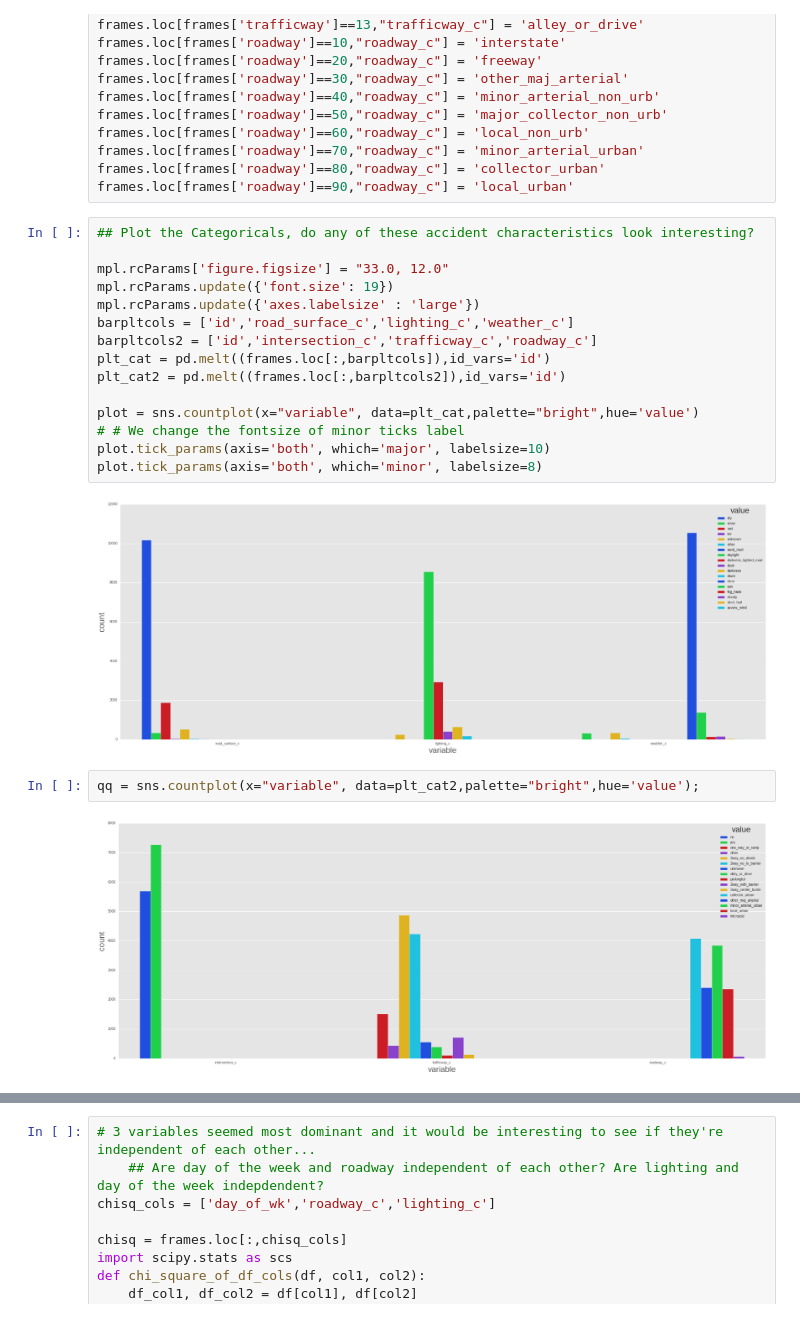
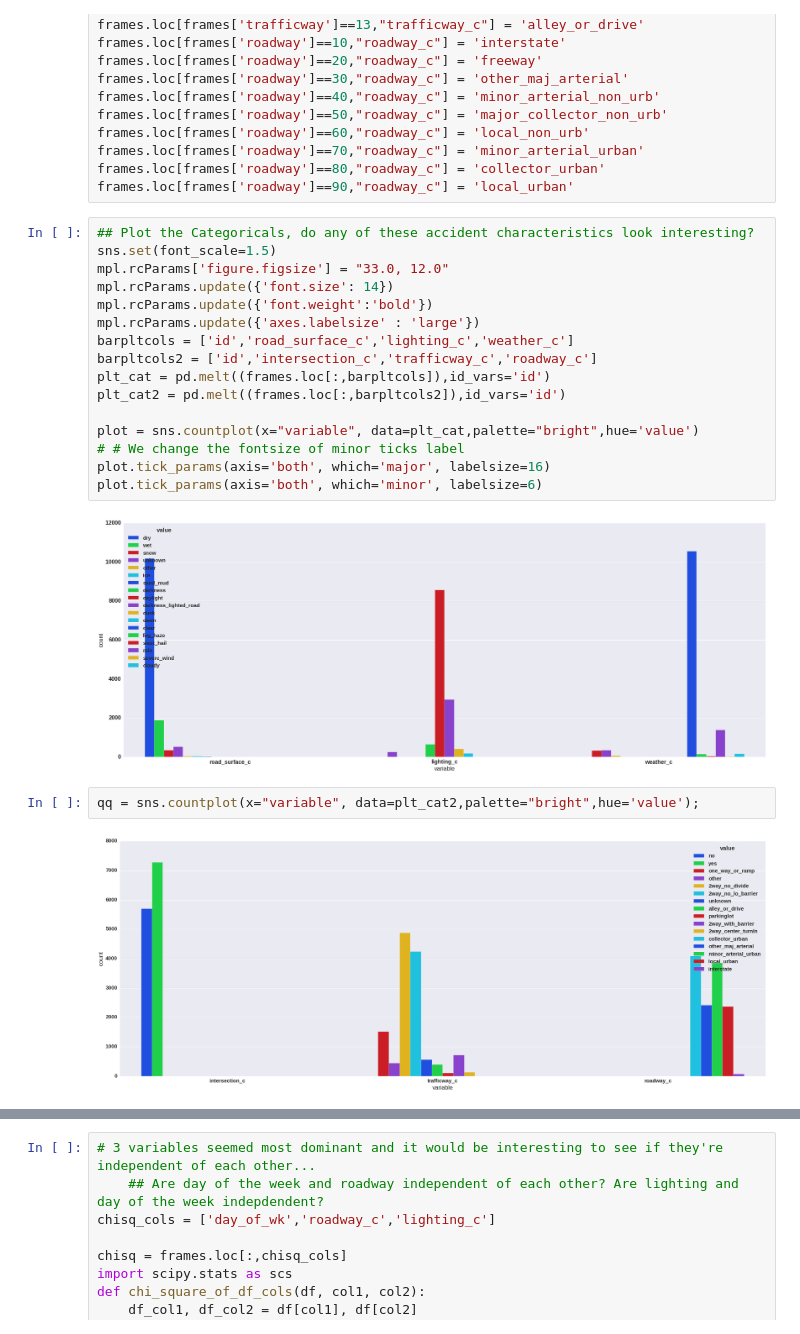
Before and after one commit to bears34egc/Ill-Dept-of-Transp-Accidents, a Jupyter notebook: Pedestrian-Analysis-ETL2.ipynb, the cells around one changed output, grey strips where cells are left out. Cells and saved outputs as stored; diff of their text form.

Commit message:
Updates to Seaborn plots
Made text easier to read in plots

```diff
--- a/Pedestrian-Analysis-ETL2.ipynb
+++ b/Pedestrian-Analysis-ETL2.ipynb
@@ -150,25 +150,26 @@ frames.loc[frames['roadway']==80,"roadway_c"] = 'collector_urban'
 frames.loc[frames['roadway']==90,"roadway_c"] = 'local_urban'
 # %%
 ## Plot the Categoricals, do any of these accident characteristics look interesting?
-
+sns.set(font_scale=1.5)
 mpl.rcParams['figure.figsize'] = "33.0, 12.0"
-mpl.rcParams.update({'font.size': 19})
+mpl.rcParams.update({'font.size': 14})
+mpl.rcParams.update({'font.weight':'bold'})
 mpl.rcParams.update({'axes.labelsize' : 'large'})
 barpltcols = ['id','road_surface_c','lighting_c','weather_c']
 barpltcols2 = ['id','intersection_c','trafficway_c','roadway_c']
 plt_cat = pd.melt((frames.loc[:,barpltcols]),id_vars='id')
 plt_cat2 = pd.melt((frames.loc[:,barpltcols2]),id_vars='id')
 
 plot = sns.countplot(x="variable", data=plt_cat,palette="bright",hue='value')
 # # We change the fontsize of minor ticks label
-plot.tick_params(axis='both', which='major', labelsize=10)
-plot.tick_params(axis='both', which='minor', labelsize=8)
+plot.tick_params(axis='both', which='major', labelsize=16)
+plot.tick_params(axis='both', which='minor', labelsize=6)
 # %% [output]
-[figure, old version]
+[figure, new version]
 # %%
 qq = sns.countplot(x="variable", data=plt_cat2,palette="bright",hue='value');
 # %% [output]
-[figure, old version]
+[figure, new version]
 # %%
 ## Specifically, does day of week or time have significance as it relates to accidents?
 frames = frames.sort_values(by=['datetime_accident','day_of_wk'])
```
Also changed, not shown: parts of 3 cells of this notebook.
